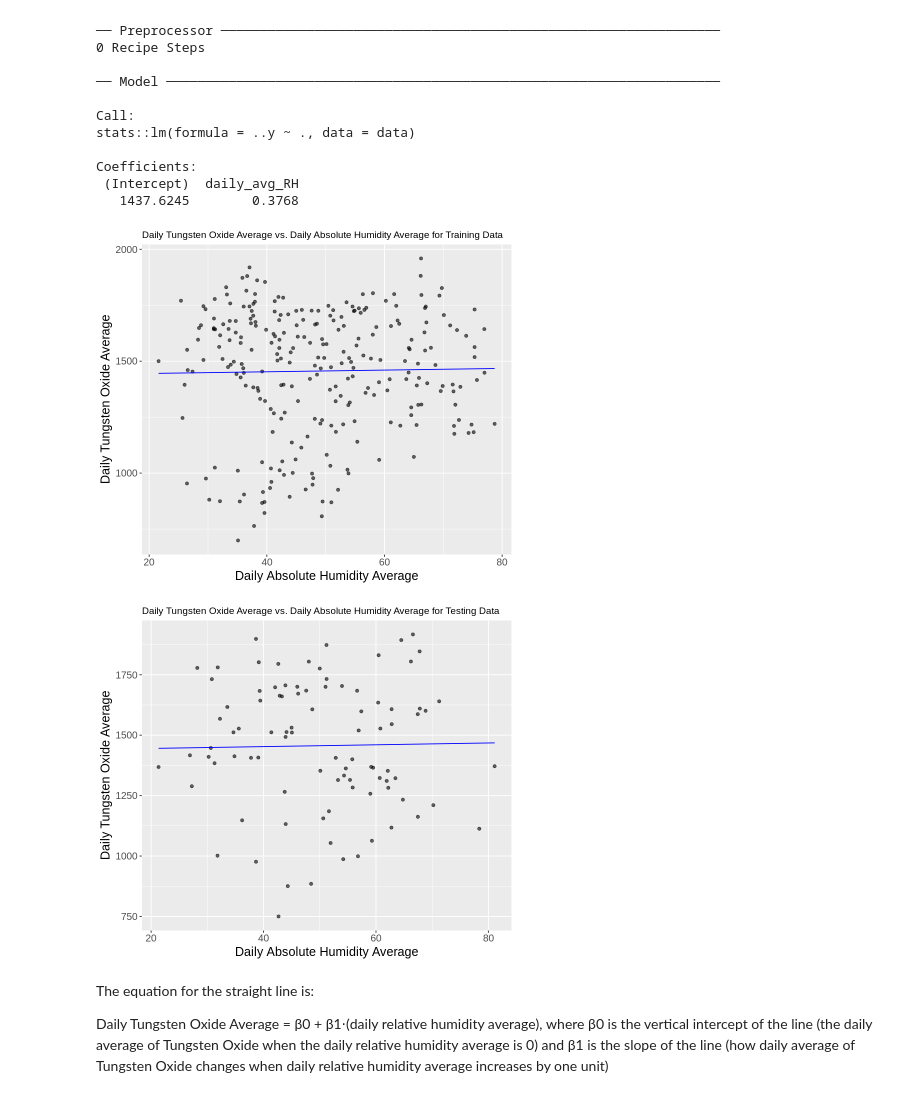
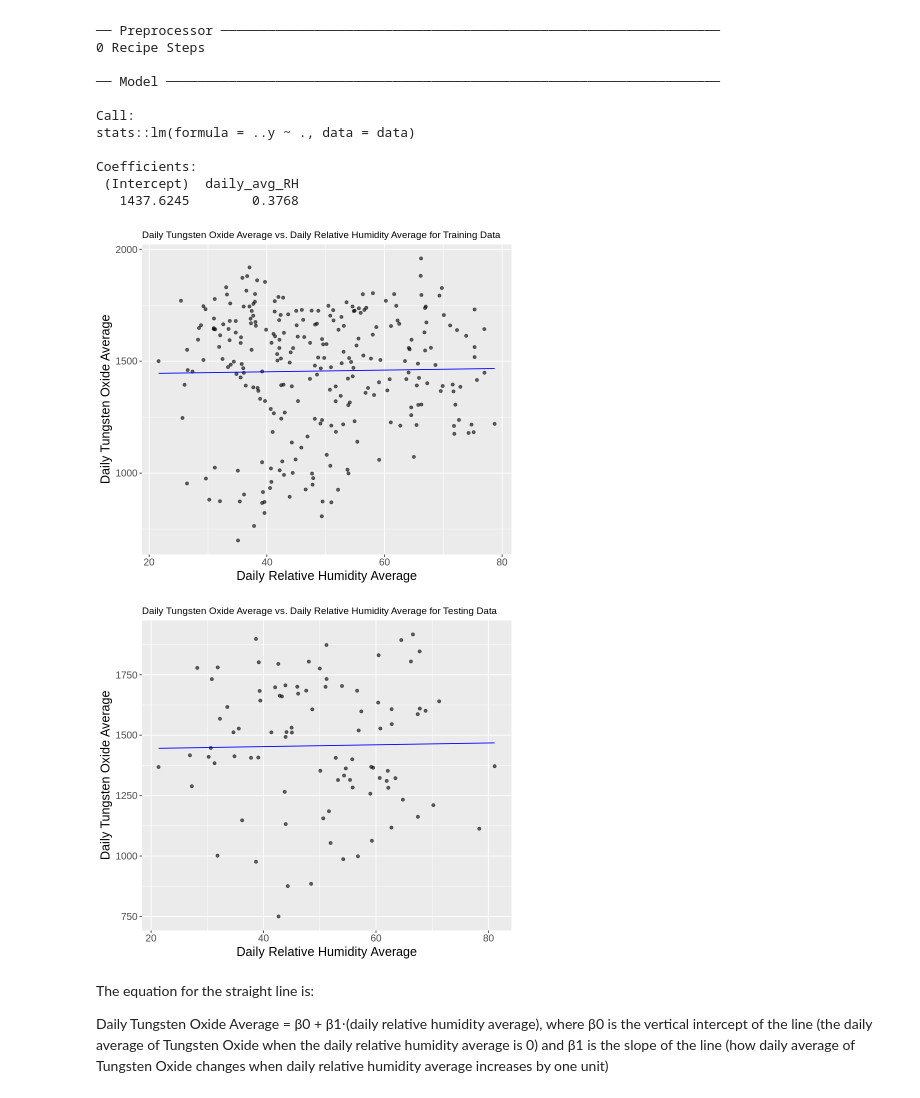
Before and after one commit to recompton/DSCI100_group_project, a Jupyter notebook: Final Project.ipynb, the cells around one changed output. Saved outputs shown, nothing was run; the diff lists cells and outputs as text; code cells hidden in the pictures.

Commit message:
Changed graph name to relative humidity for model 3

```diff
--- a/Final Project.ipynb
+++ b/Final Project.ipynb
@@ -391,26 +391,26 @@ Coefficients:
 # %%
 preds_RH <- lm_fit_RH |>
    predict(avg_air_quality_train) |>
    bind_cols(avg_air_quality_train)
 
 options(repr.plot.width = 7, repr.plot.height = 6)
 
 lm_predictions_RH <- preds_RH |>
      ggplot(aes(x = daily_avg_RH, y = daily_avg_TO)) +
          geom_point(alpha = 0.6) +
          geom_line(
              mapping = aes(x = daily_avg_RH, y = .pred),
              color = "blue") +
-         labs(title = "Daily Tungsten Oxide Average vs. Daily Absolute Humidity Average for Training Data",
-       x = "Daily Absolute Humidity Average",
+         labs(title = "Daily Tungsten Oxide Average vs. Daily Relative Humidity Average for Training Data",
+       x = "Daily Relative Humidity Average",
        y = "Daily Tungsten Oxide Average") +
          theme(text = element_text(size = 15)) +
         theme(plot.title = element_text(size = 11.5))
 
 
 lm_predictions_RH
 # %% [output]
-[figure, old version]
+[figure, new version]
 # %%
 test_preds_RH <- lm_fit_RH |>
          predict(avg_air_quality_test) |>
@@ -424,15 +424,15 @@ lm_predictions_test_RH <- test_preds_RH |>
          geom_line(
              mapping = aes(x = daily_avg_RH, y = .pred),
              color = "blue") +
-         labs(title = "Daily Tungsten Oxide Average vs. Daily Absolute Humidity Average for Testing Data",
-       x = "Daily Absolute Humidity Average",
+         labs(title = "Daily Tungsten Oxide Average vs. Daily Relative Humidity Average for Testing Data",
+       x = "Daily Relative Humidity Average",
        y = "Daily Tungsten Oxide Average") +
          theme(text = element_text(size = 15)) +
         theme(plot.title = element_text(size = 11.5))
 
 lm_predictions_test_RH
 # %% [output]
-[figure, old version]
+[figure, new version]
 # %% [markdown]
 The equation for the straight line is:
 
```
